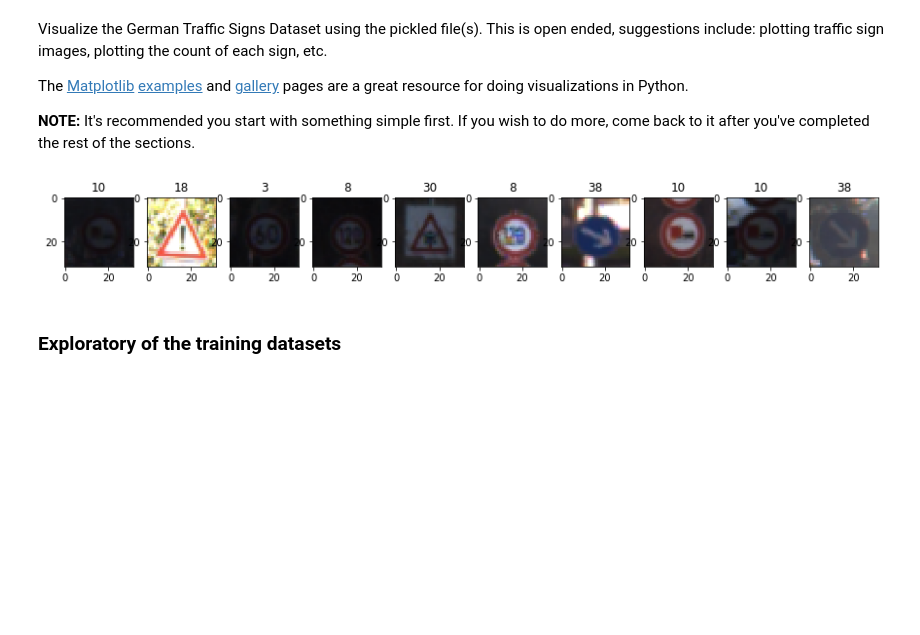
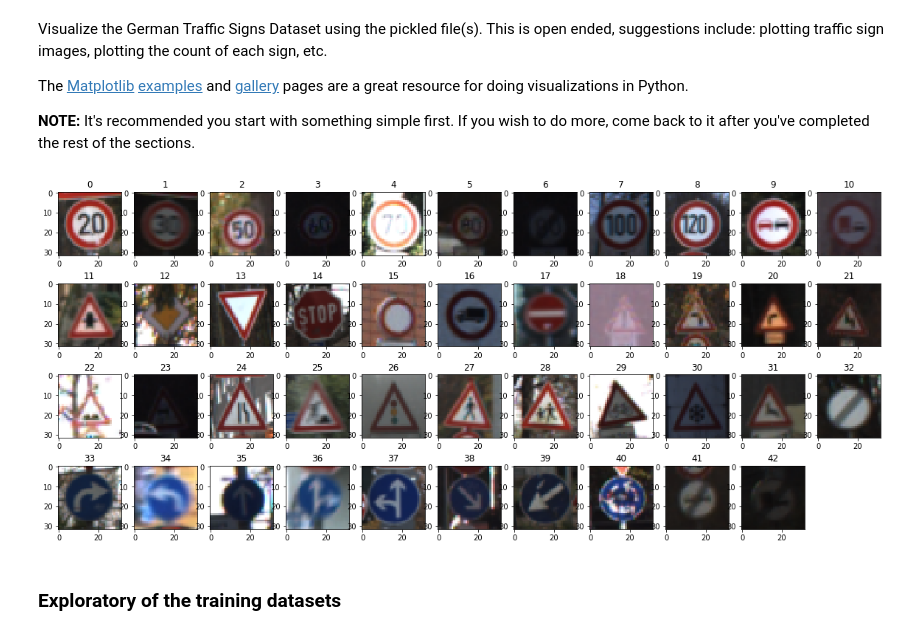
Before and after one commit to ywiyogo/CarND-Traffic-Sign-Classifier-Project, a Jupyter notebook: Traffic_Sign_Classifier.ipynb, the cells around one changed output. Cells and saved outputs as stored; diff of their text form; code cells hidden in the pictures; blank space fills up the shorter version.

```diff
--- a/Traffic_Sign_Classifier.ipynb
+++ b/Traffic_Sign_Classifier.ipynb
@@ -96,44 +103,95 @@ The [Matplotlib](http://matplotlib.org/) [examples](http://matplotlib.org/exampl
 # %%
 ### Data exploration visualization code goes here.
 ### Feel free to use as many code cells as needed.
 import matplotlib.pyplot as plt
 import random
+import numpy as np
 # Visualizations will be shown in the notebook.
 %matplotlib inline
 
 
 def visualize_images(imgs, color=""):
+    """
+    Visualize the image list
+    """
     fig = plt.figure()
     i=1
     if color == "gray":
         for img in imgs:
+            if (len(img.shape)>2):
+                img = img.squeeze()
             ax = fig.add_subplot(1,len(imgs),i)
             i=i+1
             ax.imshow(img, cmap="gray")
     else:
         for img in imgs:
+            if (len(img.shape)>2):
+                img = img.squeeze()
             ax = fig.add_subplot(1,len(imgs),i)
             i=i+1
             ax.imshow(img)
 
-# Visualize 6 different images randomly
-def visualize_random(num, arr4DImgFeature, arrTrainLabel, color='None'):
-    fig = plt.figure(figsize=(15, 15))
-    num_plot=num
-    for i in range(num_plot):
-        index = random.randint(0, len(arr4DImgFeature))
-        image = arr4DImgFeature[index].squeeze()
+def visualize_dataset_custom(xFeatures4D, yLabel, color='None', isRandom=False):
+    """
+    Visualize the images in the global training data set based on the label array
+    """
+    fig = plt.figure(figsize=(20, 11))
+    num_unique_labels=len(set(yLabel))
+    columns = 11
+    subplotcounter=1
+    subplotrows = round(num_unique_labels/columns)+1
+    for idx in yLabel:
+        #find index in global y_train
+        found = np.where(y_train == idx)
+        n_indices =len(found[0])
+        if(n_indices > 0):
+            if isRandom:
+                index = found[0][np.random.randint(0,n_indices)] #generate random for multiple indices
+            else:
+                index = found[0][0]
+            ax=fig.add_subplot(subplotrows, columns, subplotcounter)
+            subplotcounter= subplotcounter+1
+            ax.set_title(str(idx))
+            if (color == "gray"):
+                image = xFeatures4D[index,:,:,0]
+                ax.imshow(image, cmap="gray")
+            else:
+                image = xFeatures4D[index,:,:,:]
+                ax.imshow(image)
 
-        ax=fig.add_subplot(1,num_plot,i+1, )
-        ax.set_title(str(arrTrainLabel[index]))
-        if (color == "gray"):
-            ax.imshow(image, cmap="gray")
+def visualize_unique_labels(xFeatures4D, yLabel, color='None'):
+    """
+    Visualize the images in the given data set based on the input label ONCE
+    """
+    if(color == "gray" and (xFeatures4D.shape[3]!= 1)):
+        print("Warning: input array consists more than one layer")
+    fig = plt.figure(figsize=(20, 11))
+    num_unique_labels=len(set(yLabel))
+    columns = 11
+    subplotrows = round(num_unique_labels/columns)+1
+    subplotcounter=1
+    setLabels=[]
+    for idx in set(yLabel):
+        found = np.where(yLabel == idx)
+        n_indices =len(found[0])
+        if(n_indices > 0):
+            index = found[0][np.random.randint(0,n_indices)] #tuple object that contains np.array
+
+            ax=fig.add_subplot(subplotrows, columns, subplotcounter)
+            subplotcounter= subplotcounter+1
+            ax.set_title(str(idx))
+            if (color == "gray"):
+                image = xFeatures4D[index,:,:,0]
+                ax.imshow(image, cmap="gray")
+            else:
+                image = xFeatures4D[index,:,:,:]
+                ax.imshow(image)
         else:
-            ax.imshow(image)
+            print("Warning: index not found")
 
-visualize_random(10,X_train, y_train)
+visualize_unique_labels(X_train, y_train)
 # %% [output]
-[figure, old version]
+[figure, new version]
 # %% [markdown]
 ### Exploratory of the training datasets
 # %%
```
Also changed, not shown: parts of 19 cells of this notebook.
